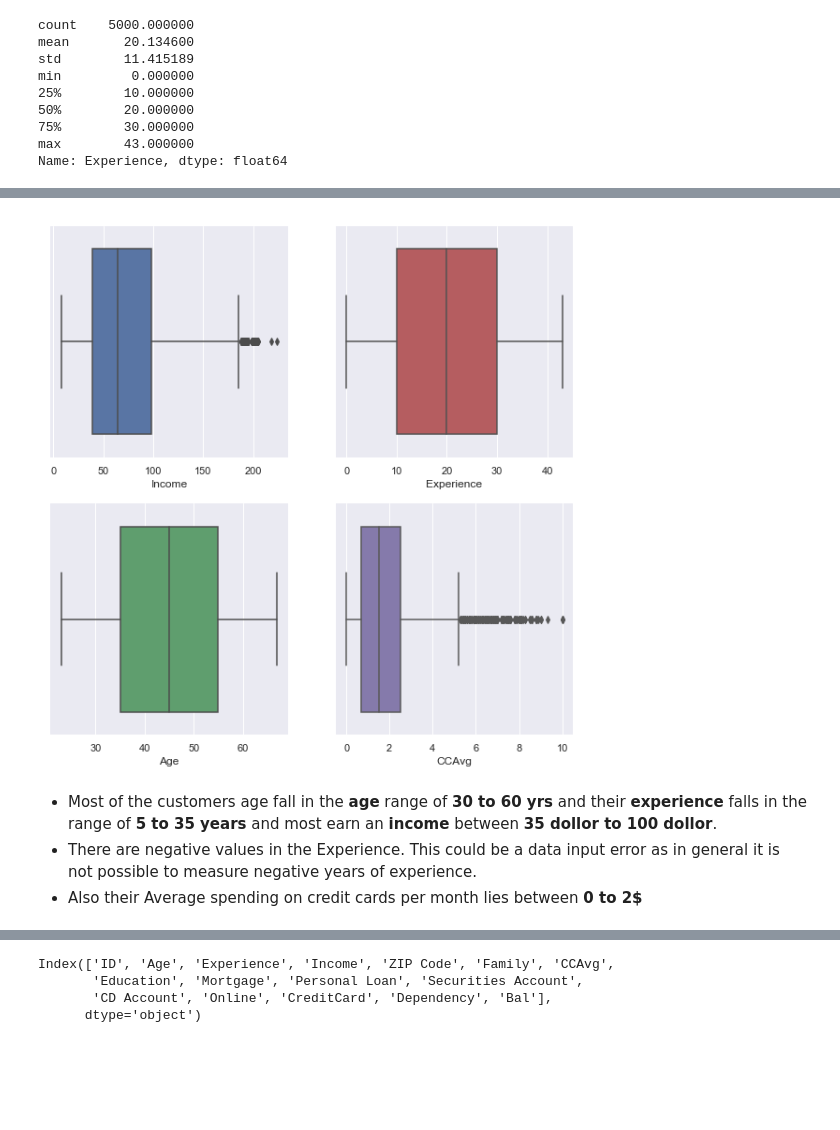
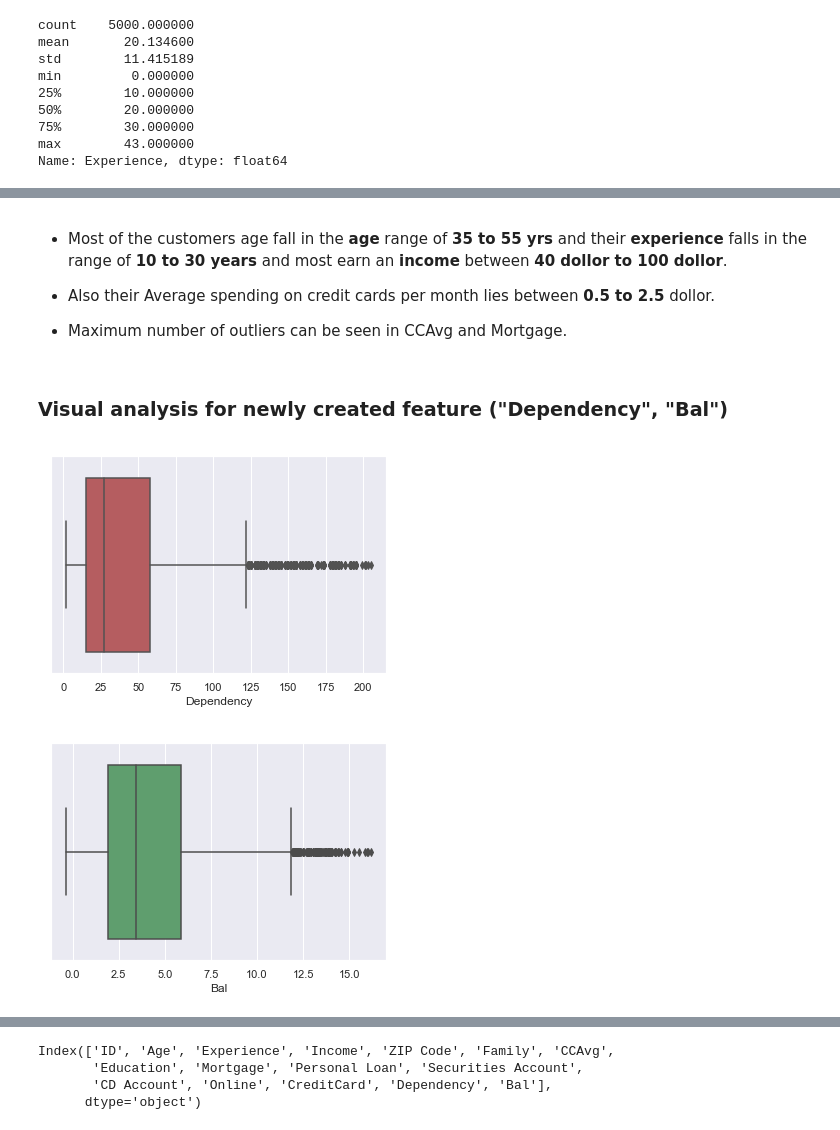
Before and after one commit to AmitMane1993/hello-world, a Jupyter notebook: temp_Supervised Learning_R3_Project1_Thera Bank.ipynb, the cells around one changed output, grey strips where cells are left out. Drawn from its saved outputs; the diff is of its cells as text; code cells hidden in the pictures; blank space fills up the shorter version.

```diff
--- a/temp_Supervised Learning_R3_Project1_Thera Bank.ipynb
+++ b/temp_Supervised Learning_R3_Project1_Thera Bank.ipynb
@@ -194,16 +188,18 @@ sns.distplot(loan.Bal, kde=True, color="g", ax=axes[1,0])
-# %%
-f, axes = plt.subplots(2,2, figsize=(10, 10))
-sns.despine(left=True)
-sns.boxplot(loan.Income, color="b", ax=axes[0,0])
-sns.boxplot(loan.Experience, color="r", ax=axes[0,1])
-sns.boxplot(loan.Age, color="g", ax=axes[1,0])
-sns.boxplot(loan.CCAvg, color="m", ax=axes[1,1]);
-# %% [output]
-[figure, removed]
 # %% [markdown]
-+ Most of the customers age fall in the **age** range of **30 to 60 yrs** and their **experience** falls in the range of **5 to 35 years** and most earn an **income** between **35 dollor to 100 dollor**.
-+ There are negative values in the Experience. This could be a data input error as in general it is not possible to measure negative years of experience.
-+ Also their Average spending on credit cards per month lies between **0 to 2$**
++ Most of the customers age fall in the **age** range of **35 to 55 yrs** and their **experience** falls in the range of **10 to 30 years** and most earn an **income** between **40 dollor to 100 dollor**.
+
++ Also their Average spending on credit cards per month lies between **0.5 to 2.5** dollor.
++ Maximum number of outliers can be seen in CCAvg and Mortgage.
+# %% [markdown]
+### Visual analysis for newly created feature ("Dependency", "Bal")
+# %%
+sns.boxplot(loan.Dependency, color="r");
+# %% [output]
+[figure, added]
+# %%
+sns.boxplot(loan.Bal, color="g");
+# %% [output]
+[figure, added]
 # %%
 sns.pairplot(loan.drop(['ID', 'ZIP Code'], axis = 1),hue = 'Personal Loan');
 # %% [output]
```
Also changed, not shown: parts of 50 cells of this notebook.
